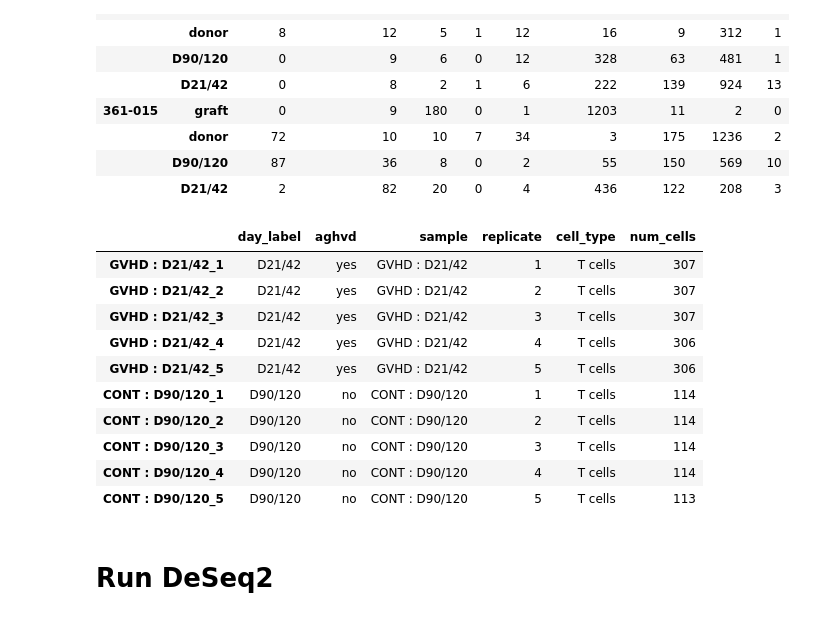
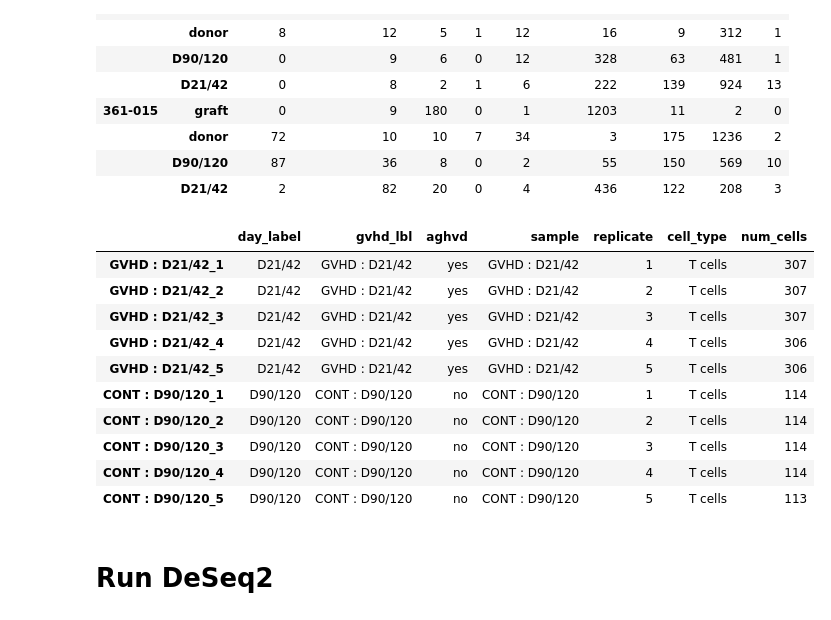
Before and after one commit to djlisko01/rhapsody-analysis-notebook, a Jupyter notebook: jupyter_notebooks/4_differential_gex.ipynb, the cells around one changed output. Drawn from its saved outputs; the diff is of its cells as text; code cells hidden in the pictures.

```diff
--- a/jupyter_notebooks/4_differential_gex.ipynb
+++ b/jupyter_notebooks/4_differential_gex.ipynb
@@ -85,31 +85,31 @@ df.style.applymap(lambda x: color_below_threshold(x, min_num_cells))
 # %%
 rna_adata.obs["gvhd_lbl"] = rna_adata.obs["aghvd"].map({"yes": "GVHD", "no": "CONT"}).astype(str)  + " : " + rna_adata.obs["day_label"].astype(str)
 # %%
-obs_cols = ["day_label"]
+obs_cols = ["day_label", "gvhd_lbl"]
 pseudo = PseudoBulk(rna_adata, sample_key="gvhd_lbl", cell_id_key="consensus_l2_celltype")
 pseudo.set_min_number_cells(min_num_cells)
+cell_type = "T cells"
 
 # Run this if don't need pseudo replicates
 # adata_pb = pseudo.generate_pseudo_bulk(condition_key="aghvd", cell_type="T cells", raw_data_layer="raw", cols_to_keep=obs_cols)
 
 # Run this if wanting to generate pseudo replicates
 pseudo.set_replicates_per_sample(5)
-adata_pb = pseudo.generate_pseudo_dbulk_psuedo_rep(condition_key="aghvd", cell_type="T cells", raw_data_layer="raw", cols_to_keep=obs_cols)
-
+adata_pb = pseudo.generate_pseudo_dbulk_psuedo_rep(condition_key="aghvd", cell_type=cell_type , raw_data_layer="raw", cols_to_keep=obs_cols)
 
 adata_pb.obs.head(10)
 # %% [output]
-|  | day_label | aghvd | sample | replicate | cell_type | num_cells |
-| GVHD : D21/42_1 | D21/42 | yes | GVHD : D21/42 | 1 | T cells | 307 |
-| GVHD : D21/42_2 | D21/42 | yes | GVHD : D21/42 | 2 | T cells | 307 |
-| GVHD : D21/42_3 | D21/42 | yes | GVHD : D21/42 | 3 | T cells | 307 |
-| GVHD : D21/42_4 | D21/42 | yes | GVHD : D21/42 | 4 | T cells | 306 |
-| GVHD : D21/42_5 | D21/42 | yes | GVHD : D21/42 | 5 | T cells | 306 |
-| CONT : D90/120_1 | D90/120 | no | CONT : D90/120 | 1 | T cells | 114 |
-| CONT : D90/120_2 | D90/120 | no | CONT : D90/120 | 2 | T cells | 114 |
-| CONT : D90/120_3 | D90/120 | no | CONT : D90/120 | 3 | T cells | 114 |
-| CONT : D90/120_4 | D90/120 | no | CONT : D90/120 | 4 | T cells | 114 |
-| CONT : D90/120_5 | D90/120 | no | CONT : D90/120 | 5 | T cells | 113 |
+|  | day_label | gvhd_lbl | aghvd | sample | replicate | cell_type | num_cells |
+| GVHD : D21/42_1 | D21/42 | GVHD : D21/42 | yes | GVHD : D21/42 | 1 | T cells | 307 |
+| GVHD : D21/42_2 | D21/42 | GVHD : D21/42 | yes | GVHD : D21/42 | 2 | T cells | 307 |
+| GVHD : D21/42_3 | D21/42 | GVHD : D21/42 | yes | GVHD : D21/42 | 3 | T cells | 307 |
+| GVHD : D21/42_4 | D21/42 | GVHD : D21/42 | yes | GVHD : D21/42 | 4 | T cells | 306 |
+| GVHD : D21/42_5 | D21/42 | GVHD : D21/42 | yes | GVHD : D21/42 | 5 | T cells | 306 |
+| CONT : D90/120_1 | D90/120 | CONT : D90/120 | no | CONT : D90/120 | 1 | T cells | 114 |
+| CONT : D90/120_2 | D90/120 | CONT : D90/120 | no | CONT : D90/120 | 2 | T cells | 114 |
+| CONT : D90/120_3 | D90/120 | CONT : D90/120 | no | CONT : D90/120 | 3 | T cells | 114 |
+| CONT : D90/120_4 | D90/120 | CONT : D90/120 | no | CONT : D90/120 | 4 | T cells | 114 |
+| CONT : D90/120_5 | D90/120 | CONT : D90/120 | no | CONT : D90/120 | 5 | T cells | 113 |
 # %% [markdown]
 # Run DeSeq2
 # %%
```
Also changed, not shown: parts of 4 cells of this notebook.
